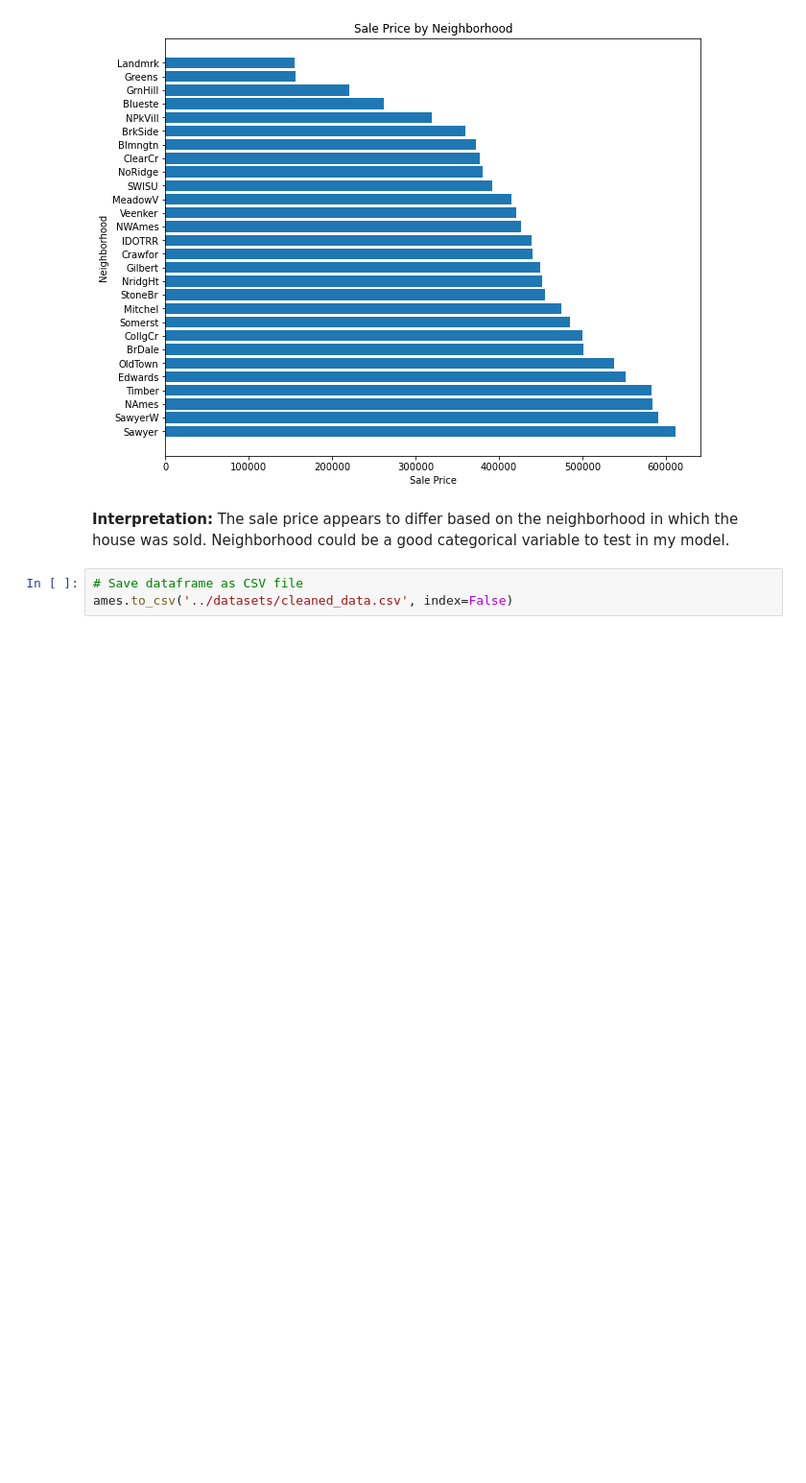
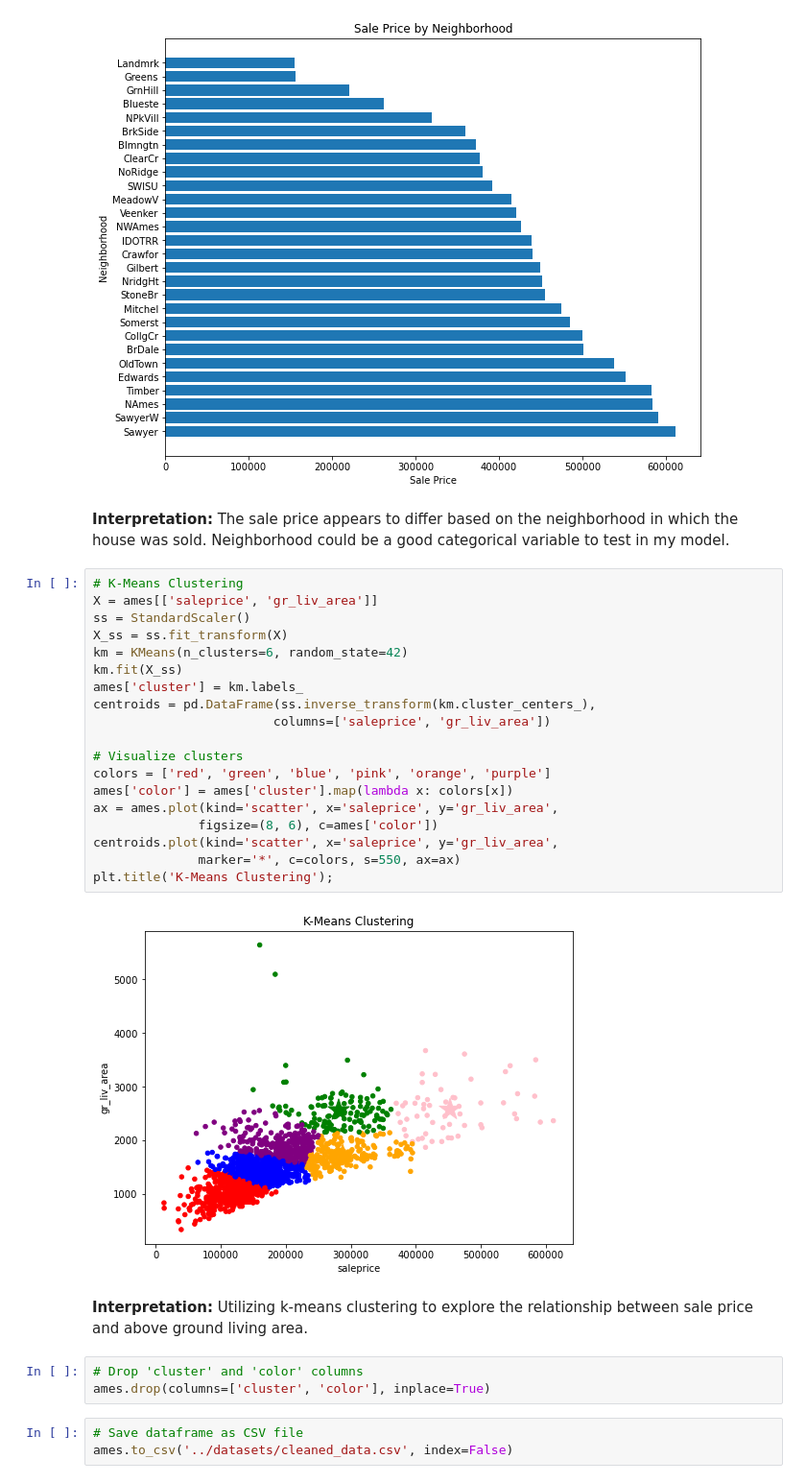
Before and after one commit to choiseun/house-features, a Jupyter notebook: code/02-data-cleaning-eda-visualization.ipynb, the cells around one changed output. Shown: that part at 96% size. Drawn from its saved outputs; the diff is of its cells as text; blank space fills up the shorter version.

```diff
--- a/code/02-data-cleaning-eda.ipynb
+++ b/code/02-data-cleaning-eda-visualization.ipynb
@@ -475,6 +479,32 @@ plt.barh(y=ames['neighborhood'],width=ames['saleprice'].sort_values(ascending=Fa
 [figure]
 # %% [markdown]
 **Interpretation:** The sale price appears to differ based on the neighborhood in which the house was sold. Neighborhood could be a good categorical variable to test in my model.
+# %%
+# K-Means Clustering
+X = ames[['saleprice', 'gr_liv_area']]
+ss = StandardScaler()
+X_ss = ss.fit_transform(X)
+km = KMeans(n_clusters=6, random_state=42)
+km.fit(X_ss)
+ames['cluster'] = km.labels_
+centroids = pd.DataFrame(ss.inverse_transform(km.cluster_centers_),
+                        columns=['saleprice', 'gr_liv_area'])
+
+# Visualize clusters
+colors = ['red', 'green', 'blue', 'pink', 'orange', 'purple']
+ames['color'] = ames['cluster'].map(lambda x: colors[x])
+ax = ames.plot(kind='scatter', x='saleprice', y='gr_liv_area',
+              figsize=(8, 6), c=ames['color'])
+centroids.plot(kind='scatter', x='saleprice', y='gr_liv_area',
+              marker='*', c=colors, s=550, ax=ax)
+plt.title('K-Means Clustering');
+# %% [output]
+[figure, added]
+# %% [markdown]
+**Interpretation:** Utilizing k-means clustering to explore the relationship between sale price and above ground living area.
+# %%
+# Drop 'cluster' and 'color' columns
+ames.drop(columns=['cluster', 'color'], inplace=True)
 # %%
 # Save dataframe as CSV file
 ames.to_csv('../datasets/cleaned_data.csv', index=False)
```
Also changed, not shown: parts of 15 cells of this notebook, 8 other files.
